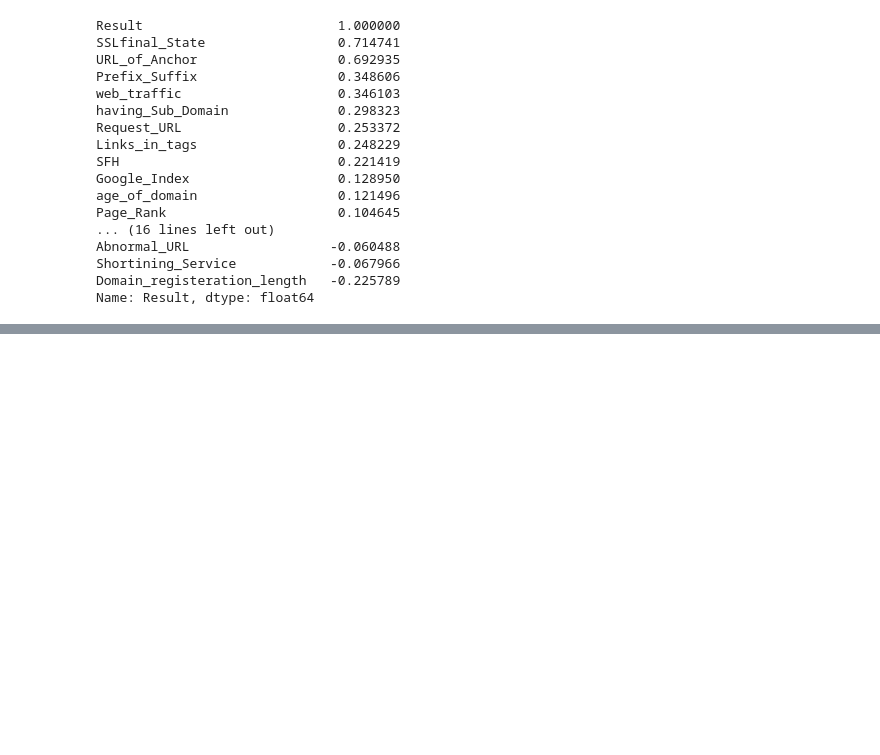
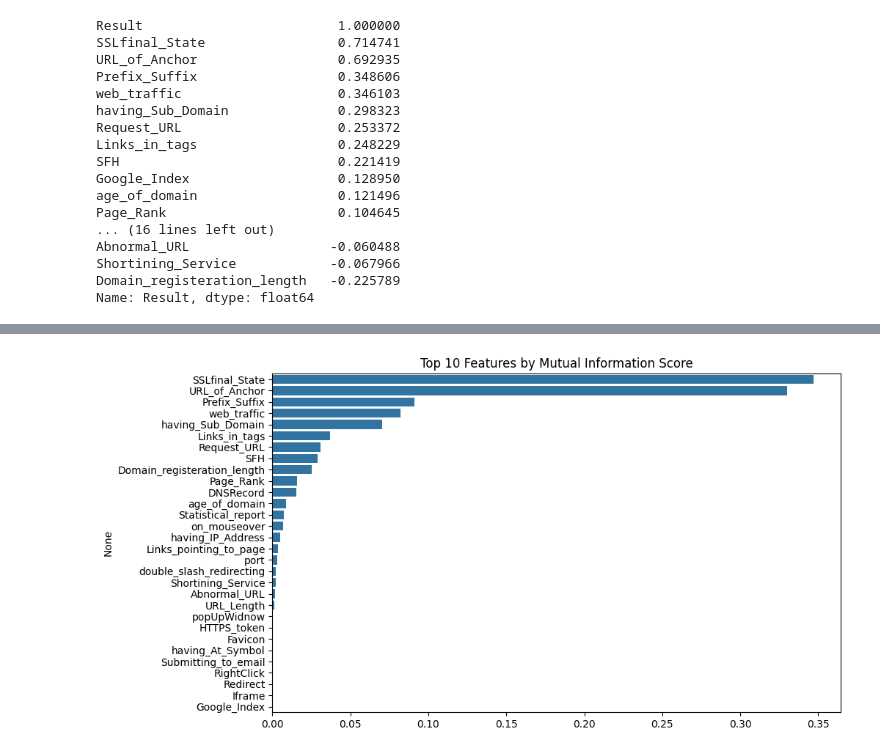
Before and after one commit to vathsalasivapalan/phising-website-detection, a Jupyter notebook: notebook/EDA.ipynb, the cells around one changed output, grey strips where cells are left out. Cells and saved outputs as stored; diff of their text form; code cells hidden in the pictures; blank space fills up the shorter version.

```diff
--- a/notebook/EDA.ipynb
+++ b/notebook/EDA.ipynb
@@ -232,0 +335,7 @@ Name: Result, dtype: float64
+# %%
+from sklearn.feature_selection import mutual_info_classif
+X =df.drop("Result", axis=1)
+y =df["Result"]
+mi_scores = mutual_info_classif(X, y)
+mi_scores = pd.Series(mi_scores, index=X.columns).sort_values(ascending=False)
+mi_scores.head(10)
@@ -232,0 +373,7 @@ Name: Result, dtype: float64
+# %%
+plt.figure(figsize=(10,6))
+sns.barplot(x=mi_scores.values, y=mi_scores.index)
+plt.title('Top 10 Features by Mutual Information Score')
+plt.show()
+# %% [output]
+[figure, added]
```
Also changed, not shown: parts of 13 cells of this notebook.
